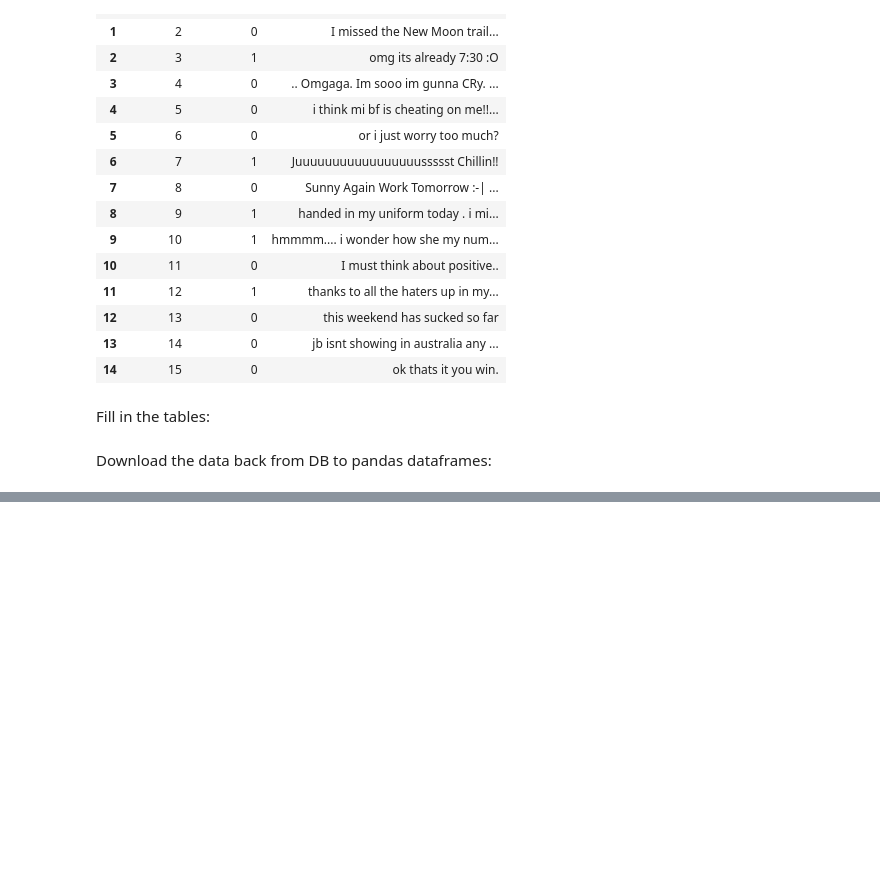
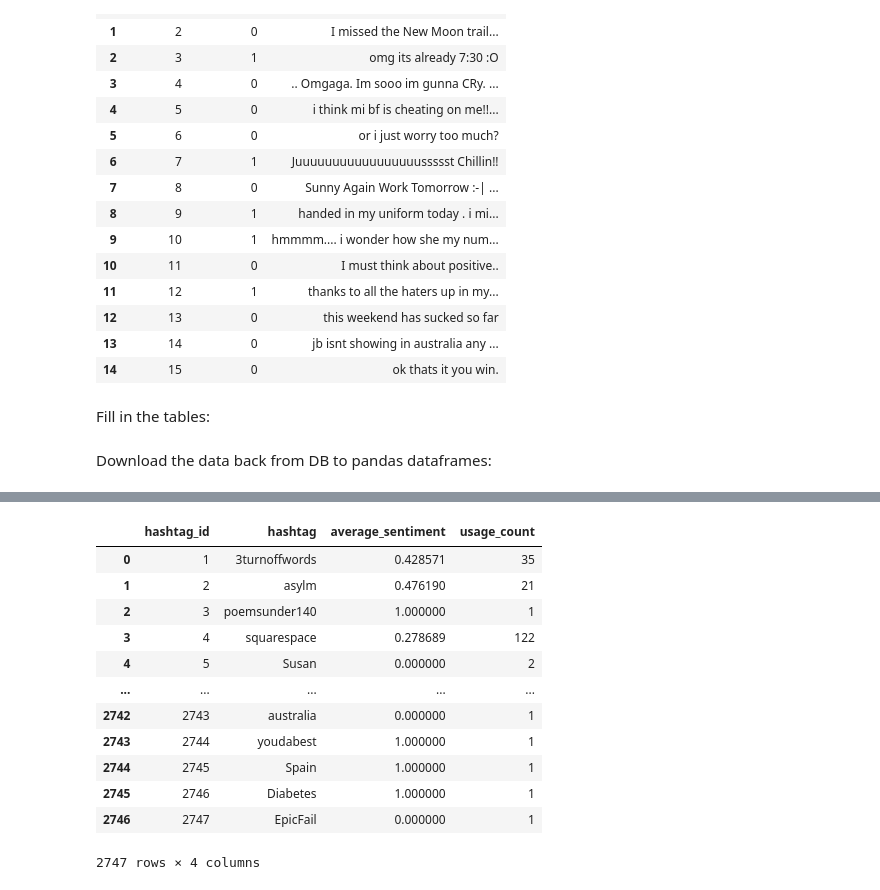
Before and after one commit to gbulg/Data-analysis-class, a Jupyter notebook: HW2/hw2.ipynb, the cells around one changed output, grey strips where cells are left out. Drawn from its saved outputs; the diff is of its cells as text; code cells hidden in the pictures; blank space fills up the shorter version.

```diff
--- a/HW2/hw2.ipynb
+++ b/HW2/hw2.ipynb
@@ -206,0 +173,22 @@ metadata_df[metadata_df.columns.difference(['id',
+# %%
+average_sentiments = [None] * hashtags_df.shape[0]
+for i in hashtags_df.hashtag_id:
+  tweet_list = tweet_lists[tweet_lists.hashtag_id == i].tweet_id.values[0] # list of tweets with this hashtag
+  average_sentiments[i-1] = tweets_df[tweets_df.tweet_id.isin(tweet_list)].sentiment.mean(axis=0)
+
+hashtags_df['average_sentiment'] = average_sentiments
+hashtags_df
+# %% [output]
+|  | hashtag_id | hashtag | average_sentiment | usage_count |
+| 0 | 1 | 3turnoffwords | 0.428571 | 35 |
+| 1 | 2 | asylm | 0.476190 | 21 |
+| 2 | 3 | poemsunder140 | 1.000000 | 1 |
+| 3 | 4 | squarespace | 0.278689 | 122 |
+| 4 | 5 | Susan | 0.000000 | 2 |
+| ... | ... | ... | ... | ... |
+| 2742 | 2743 | australia | 0.000000 | 1 |
+| 2743 | 2744 | youdabest | 1.000000 | 1 |
+| 2744 | 2745 | Spain | 1.000000 | 1 |
+| 2745 | 2746 | Diabetes | 1.000000 | 1 |
+| 2746 | 2747 | EpicFail | 0.000000 | 1 |
+2747 rows × 4 columns
```
Also changed, not shown: parts of 23 cells of this notebook.
